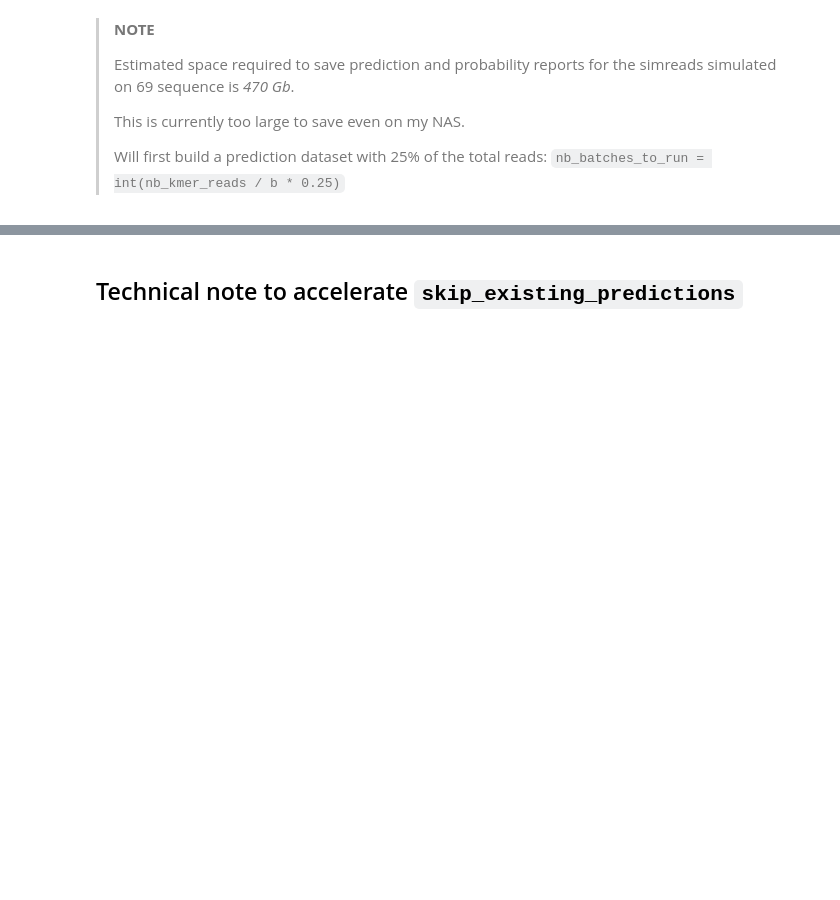
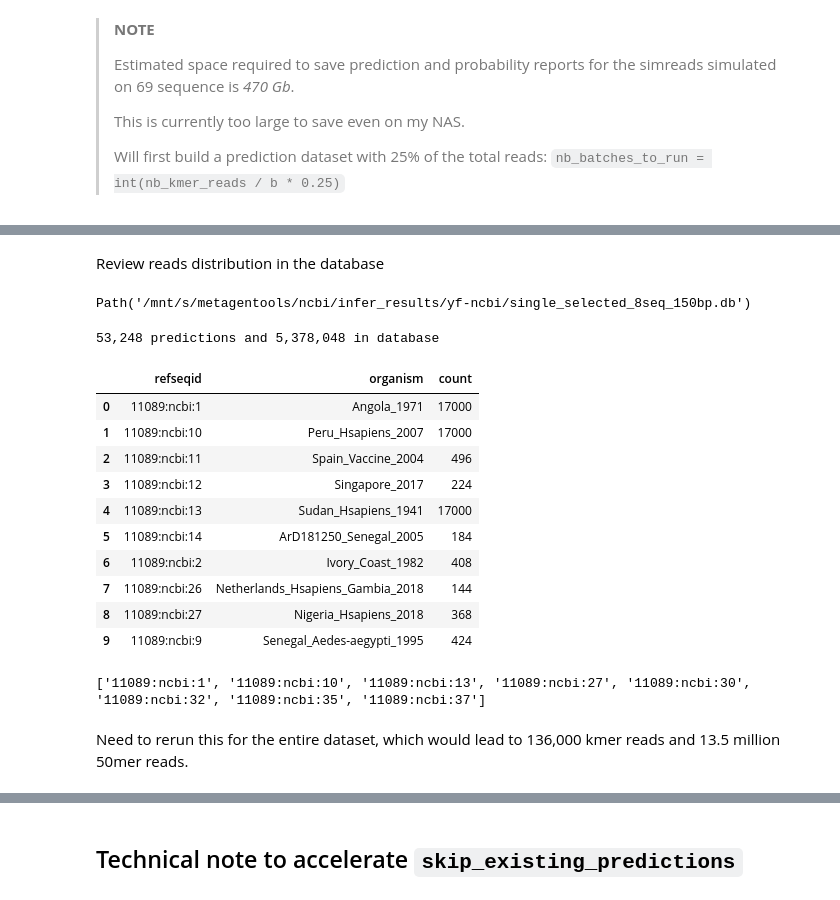
Before and after one commit to vtecftwy/metagentools, a Jupyter notebook: nbs/cnn_virus/ref_4.02_yf_ncbi_inference_sqlite.ipynb, the cells around one changed output, grey strips where cells are left out. Saved outputs shown, nothing was run; the diff lists cells and outputs as text; code cells hidden in the pictures; blank space fills up the shorter version.

```diff
--- a/nbs/cnn_virus/ref_4.02_yf_ncbi_inference_sqlite.ipynb
+++ b/nbs/cnn_virus/ref_4.02_yf_ncbi_inference_sqlite.ipynb
@@ -528,9 +557,14 @@ aln.reset_iterator()
 model = create_model_original(path2parameters=p2model)
 print(f"Model loaded and ready to run ...")
 
-# Open connection to sqlite db
-conn = open_db(p2db, k=k)
-cursor = conn.cursor()
+# Open connection to sqlite db and create tables if empty database
+db = SqliteDatabase(p2db)
+db.connect()
+tables = db.get_result("SELECT name FROM sqlite_master WHERE type='table';")
+if 'predictions' not in [t[0] for t in tables]:
+    print("Empty database. Creating tables ...")
+    create_tables(db, dry_run=False)
+    db.print_schema()
 
 # Create list of columns for prediction and probabilities reports
 pred_cols_str = 'readid refseqid refsource refseq_strand taxonomyid'.split(' ')
@@ -550,11 +584,17 @@ tprint(f"Starting prediction loop ...")
 gen = aln.cnn_virus_input_generator(bs=b, label=true_label)
 
 # Skip kmer reads that are already processed
-nb_batches_skipped, nb_kmer_reads_skipped = skip_existing_predictions(gen=gen, p2db=p2db, bs=b)
-tprint(f"Skipped {nb_batches_skipped:,d} batches ({nb_kmer_reads_skipped:,d} kmer reads)")
+nb_batches_skipped, nb_reads_skipped = skip_existing_predictions(gen=gen, db=db, bs=b)
+tprint(f"Skipped {nb_batches_skipped:,d} batches ({nb_reads_skipped:,d} kmer reads)")
 
 # Proceed with prediction inference
 for i,(metadata_batch, reads_batch) in enumerate(gen):
+    # skip any reference sequence not in the selected list
+    any_selected_refseq_in_batch = any([rsid in selected_refseqs for rsid in metadata_batch['refseqid']])
+    if not any_selected_refseq_in_batch:
+        tprint(f"Skipping batch because does not include any selected reference sequence")
+        continue
+
     loop_start = datetime.now()
     tprint(f"Batch {i+1:3,d} (aln batch {nb_batches_skipped+i+1:3,d}) ...")
 
@@ -603,19 +643,23 @@ for i,(metadata_batch, reads_batch) in enumerate(gen):
         columns=pred_cols_str + pred_cols_int + top_pred_cols
         )
     tprint('  Saving batch prediction report to db...')
-    df_preds.to_sql('predictions', conn, if_exists='append', index=False)
+    db.dataframe_to_table(df_preds, 'predictions', if_exists='append', index=False)
 
     tprint('  Preparing label probabilities report ...')
     df_probs = None
     for read_50mer_nb in range(nb_50mer):
         probs_report = np.concatenate(
             [
-                np.expand_dims(np.array(metadata_batch['readid']), axis=1),        # readid
-                np.expand_dims(np.array([read_50mer_nb]*b), axis=1),               # read_50mer_nb
-                label_probs_kmer[:, read_50mer_nb, :]
+                np.expand_dims(np.array(metadata_batch['readid']), axis=1),     # readid
+                np.expand_dims(np.array([read_50mer_nb]*b), axis=1),            # read_50mer_nb
+                label_probs_kmer[:, read_50mer_nb, :]                           # label probabilities
             ],
             axis=1
         )
+# TODO: confirm and handle problem with the dtypes here.
+#       np only can have one dtype and probably makes it np.string because first np.array is a string
+#       and then it cannot concatenate with the float values in the last columns
+#       two options: cast all numerical values as int or float in the df or use a different method to concatenate
 
         df = pd.DataFrame(
             data=probs_report,
@@ -624,11 +668,11 @@ for i,(metadata_batch, reads_batch) in enumerate(gen):
         df_probs = df if df_probs is None else pd.concat([df_probs, df], axis=0)
 
     tprint('  Saving batch label probabilities report to db...')
-    df_probs.to_sql('label_probabilities', conn, if_exists='append', index=False)
+    db.dataframe_to_table(df_probs, 'label_probabilities', if_exists='append', index=False)
 
     tprint(f"  Batch processing time: {(datetime.now() - loop_start).total_seconds():.2f} sec")
     if not run_all_batches and i+1 >= nb_batches_to_run:
         print('Stopping')
         break
 
-conn.close()
+db.close()
@@ -634,0 +697,30 @@ conn.close()
+# %% [markdown]
+Review reads distribution in the database
+# %%
+p2db
+# %% [output]
+Path('/mnt/s/metagentools/ncbi/infer_results/yf-ncbi/single_selected_8seq_150bp.db')
+# %%
+df = db.get_dataframe("SELECT refseqid, COUNT(*) AS count FROM predictions GROUP BY refseqid")
+df['organism'] = [refseq_metadata[i]['organism'] for i in df['refseqid']]
+df = df.loc[:, ['refseqid', 'organism', 'count']]
+total_count = df['count'].sum()
+print(f"{total_count:,d} predictions and {total_count * 101:,d} in database")
+display(df)
+print(sorted(selected_refseqs))
+# %% [output]
+53,248 predictions and 5,378,048 in database
+|  | refseqid | organism | count |
+| 0 | 11089:ncbi:1 | Angola_1971 | 17000 |
+| 1 | 11089:ncbi:10 | Peru_Hsapiens_2007 | 17000 |
+| 2 | 11089:ncbi:11 | Spain_Vaccine_2004 | 496 |
+| 3 | 11089:ncbi:12 | Singapore_2017 | 224 |
+| 4 | 11089:ncbi:13 | Sudan_Hsapiens_1941 | 17000 |
+| 5 | 11089:ncbi:14 | ArD181250_Senegal_2005 | 184 |
+| 6 | 11089:ncbi:2 | Ivory_Coast_1982 | 408 |
+| 7 | 11089:ncbi:26 | Netherlands_Hsapiens_Gambia_2018 | 144 |
+| 8 | 11089:ncbi:27 | Nigeria_Hsapiens_2018 | 368 |
+| 9 | 11089:ncbi:9 | Senegal_Aedes-aegypti_1995 | 424 |
+['11089:ncbi:1', '11089:ncbi:10', '11089:ncbi:13', '11089:ncbi:27', '11089:ncbi:30', '11089:ncbi:32', '11089:ncbi:35', '11089:ncbi:37']
+# %% [markdown]
+Need to rerun this for the entire dataset, which would lead to 136,000 kmer reads and 13.5 million 50mer reads.
```
Also changed, not shown: parts of 12 cells of this notebook, 6 other files.
